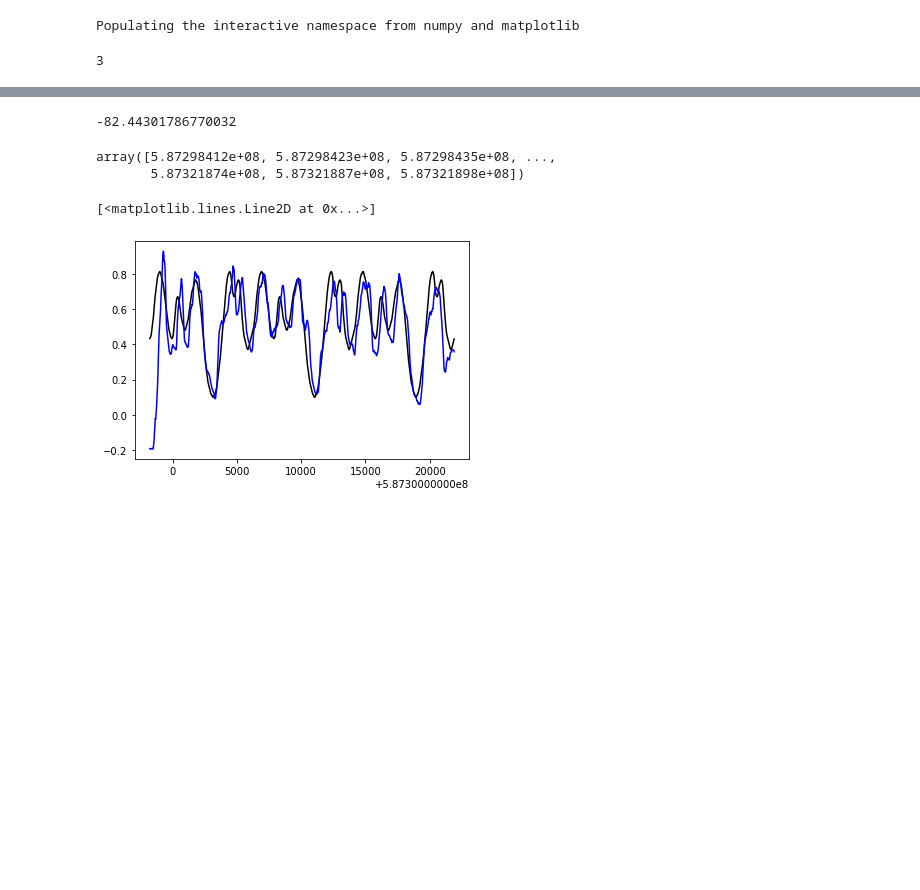
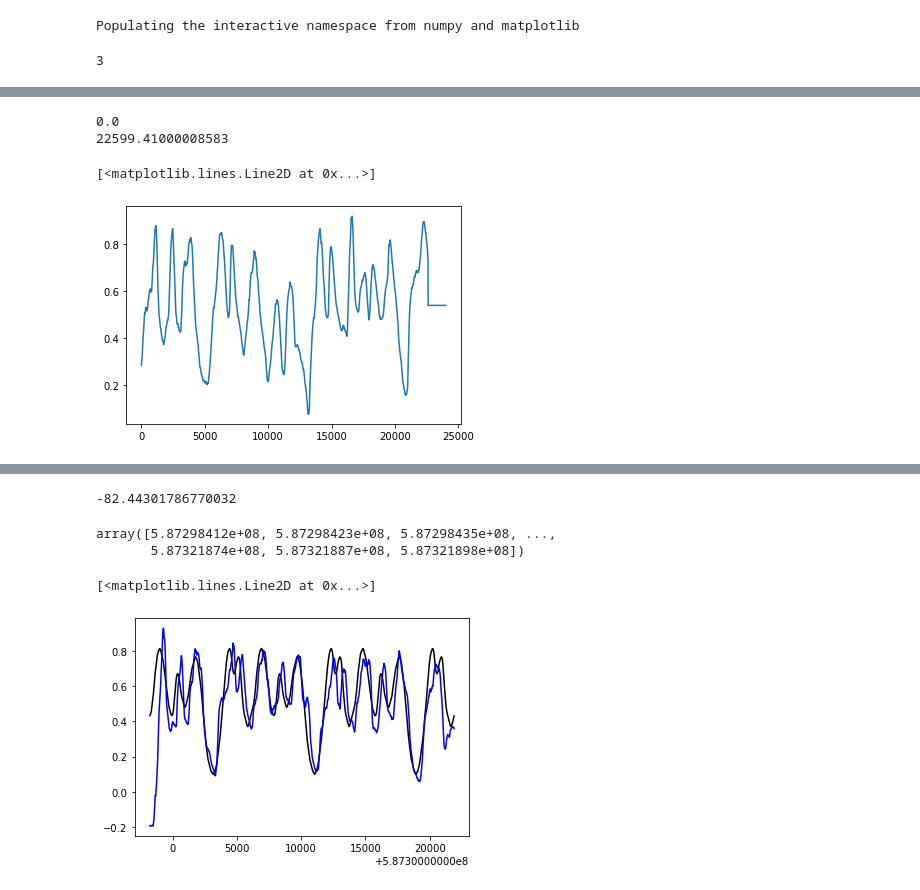
Before and after one commit to neuralabc/spft-java, a Jupyter notebook: spft/2022_06_Trial_by_trial_Bx.ipynb, the cells around one changed output, grey strips where cells are left out. Cells and saved outputs as stored; diff of their text form; code cells hidden in the pictures; blank space fills up the shorter version.

```diff
--- a/spft/2022_06_Trial_by_trial_Bx.ipynb
+++ b/spft/2022_06_Trial_by_trial_Bx.ipynb
@@ -175,3 +184,14 @@ trial_lag_ms
+# %%
+ff = interp1d(for_time,for_vals,kind='cubic',bounds_error=False,fill_value=np.mean(for_vals))
+print(np.min(for_time))
+print(np.max(for_time))
+
+plt.plot(np.arange(0,24000,1),ff(np.arange(0,24000,1)))
+# %% [output]
+0.0
+22599.41000008583
+[<matplotlib.lines.Line2D at 0x...>]
+[figure, added]
 # %%
 plt.figure()
 plt.plot(for_time,ref_vals_interp,'k-',label='reference')
```
Also changed, not shown: parts of 5 cells of this notebook.
